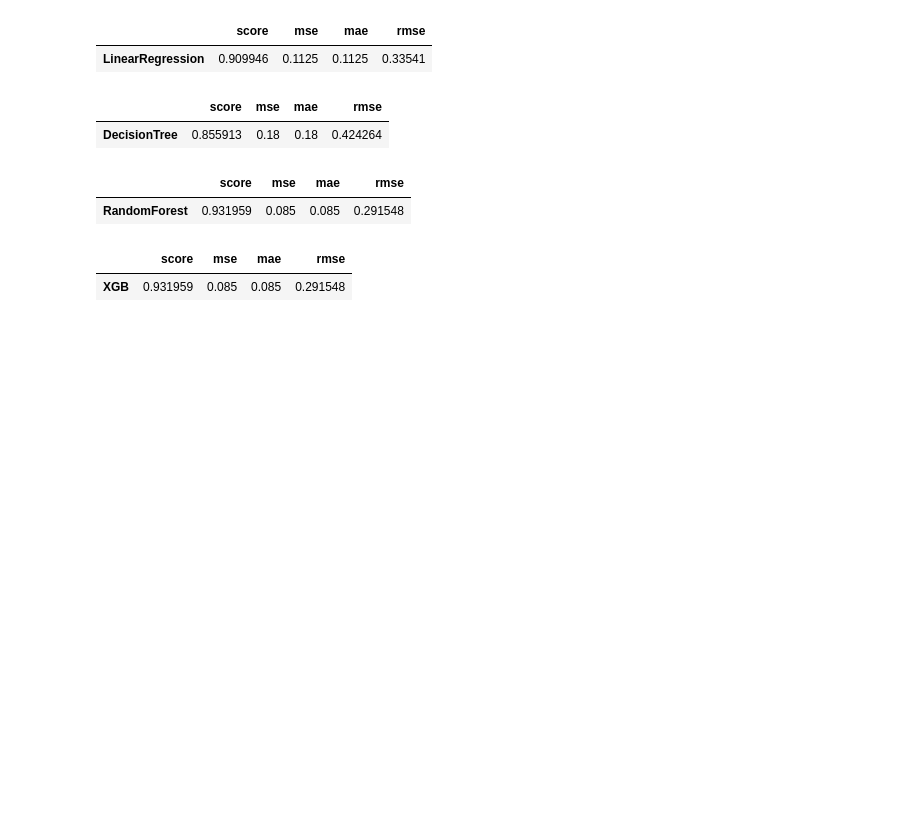
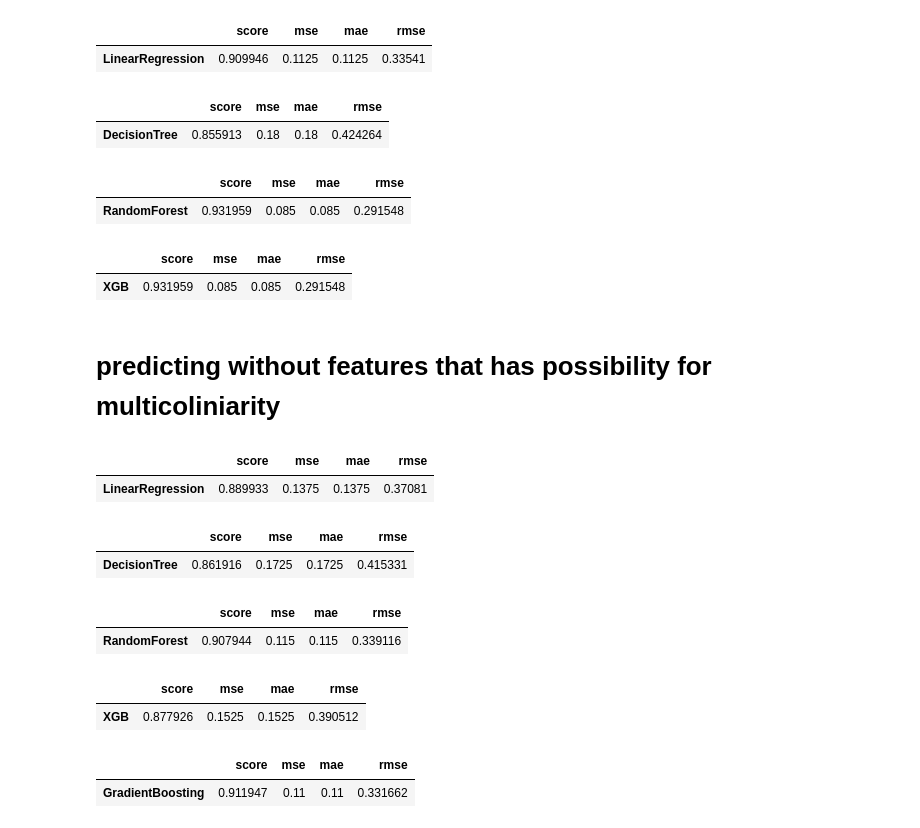
Before and after one commit to isoori/Mobile-Price-Prediction, a Jupyter notebook: Untitled.ipynb, the cells around one changed output. Drawn from its saved outputs; the diff is of its cells as text; code cells hidden in the pictures; blank space fills up the shorter version.

```diff
--- a/Untitled.ipynb
+++ b/Untitled.ipynb
@@ -233,8 +243,75 @@ m4
+# %% [markdown]
+# predicting without features that has possibility for multicoliniarity
 # %%
 featuress = dg.drop('price_range',axis=1)
 targett = dg['price_range']
 x_train , x_test, y_train, y_test = train_test_split(featuress,targett,test_size=0.2,random_state=12)
 # %%
 scaller = MinMaxScaler(feature_range=(0,1))
-xtr_scalled = pd.DataFrame(data=scaller.fit_transform(x_train),columns=x_train.columns)
-xts_scalled = pd.DataFrame(data=scaller.transform(x_test),columns=x_test.columns)
+xtr_scalledd = pd.DataFrame(data=scaller.fit_transform(x_train),columns=x_train.columns)
+xts_scalledd = pd.DataFrame(data=scaller.transform(x_test),columns=x_test.columns)
+# %%
+ln = LinearRegression()
+ln.fit(xtr_scalledd,y_train)
+prediction = np.round(ln.predict(xts_scalledd),0)
+score = r2_score(y_test,prediction)
+mse = mean_squared_error(y_test,prediction)
+mae = mean_absolute_error(y_test,prediction)
+rmse = np.sqrt(mse)
+m1=pd.DataFrame({'score':score,'mse':mse,'mae':mae,'rmse':rmse},index=['LinearRegression'])
+m1
+# %% [output]
+|  | score | mse | mae | rmse |
+| LinearRegression | 0.889933 | 0.1375 | 0.1375 | 0.37081 |
+# %%
+tr = DecisionTreeRegressor()
+tr.fit(xtr_scalledd,y_train)
+prediction = np.round(tr.predict(xts_scalledd),0)
+score = r2_score(y_test,prediction)
+mse = mean_squared_error(y_test,prediction)
+mae = mean_absolute_error(y_test,prediction)
+rmse = np.sqrt(mse)
+m2=pd.DataFrame({'score':score,'mse':mse,'mae':mae,'rmse':rmse},index=['DecisionTree'])
+m2
+# %% [output]
+|  | score | mse | mae | rmse |
+| DecisionTree | 0.861916 | 0.1725 | 0.1725 | 0.415331 |
+# %%
+fr = RandomForestRegressor()
+fr.fit(xtr_scalledd,y_train)
+prediction = np.round(fr.predict(xts_scalledd),0)
+score = r2_score(y_test,prediction)
+mse = mean_squared_error(y_test,prediction)
+mae = mean_absolute_error(y_test,prediction)
+rmse = np.sqrt(mse)
+m3=pd.DataFrame({'score':score,'mse':mse,'mae':mae,'rmse':rmse},index=['RandomForest'])
+m3
+# %% [output]
+|  | score | mse | mae | rmse |
+| RandomForest | 0.907944 | 0.115 | 0.115 | 0.339116 |
+# %%
+xg = XGBRegressor()
+xg.fit(xtr_scalledd,y_train)
+prediction = np.round(xg.predict(xts_scalledd),0)
+score = r2_score(y_test,prediction)
+mse = mean_squared_error(y_test,prediction)
+mae = mean_absolute_error(y_test,prediction)
+rmse = np.sqrt(mse)
+m4=pd.DataFrame({'score':score,'mse':mse,'mae':mae,'rmse':rmse},index=['XGB'])
+m4
+# %% [output]
+|  | score | mse | mae | rmse |
+| XGB | 0.877926 | 0.1525 | 0.1525 | 0.390512 |
+# %%
+gr = GradientBoostingRegressor()
+gr.fit(xtr_scalledd,y_train)
+prediction = np.round(gr.predict(xts_scalledd),0)
+score = r2_score(y_test,prediction)
+mse = mean_squared_error(y_test,prediction)
+mae = mean_absolute_error(y_test,prediction)
+rmse = np.sqrt(mse)
+m5=pd.DataFrame({'score':score,'mse':mse,'mae':mae,'rmse':rmse},index=['GradientBoosting'])
+m5
+# %% [output]
+|  | score | mse | mae | rmse |
+| GradientBoosting | 0.911947 | 0.11 | 0.11 | 0.331662 |
```
Also changed, not shown: parts of 2 cells of this notebook.
